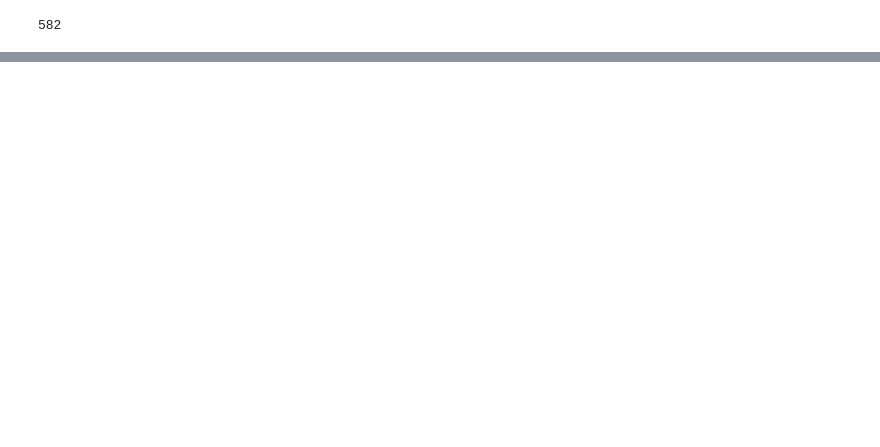
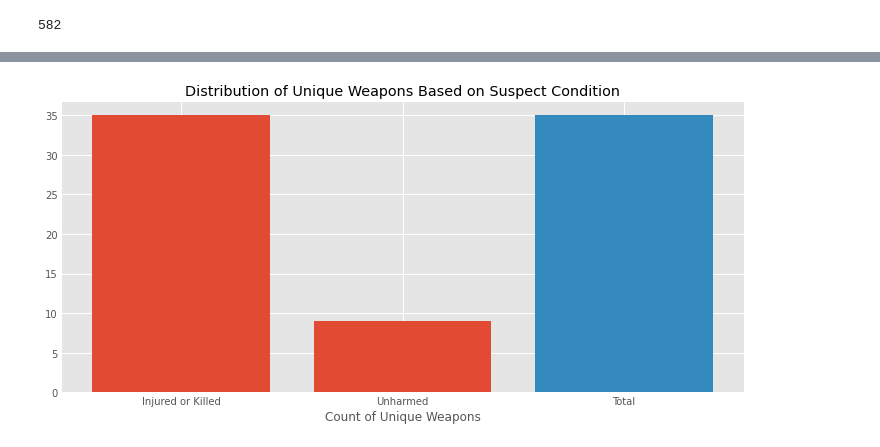
Before and after one commit to CjMullins87/DTD_Sandbox, a Jupyter notebook: Policing.ipynb, the cells around one changed output, grey strips where cells are left out. Cells and saved outputs as stored; diff of their text form; code cells hidden in the pictures; blank space fills up the shorter version.

```diff
--- a/Policing.ipynb
+++ b/Policing.ipynb
@@ -572,0 +597,14 @@ len(df_s.Suspect_WEAPON)
+# %%
+unique_weapon_count_inj = df_s.loc[(df_s.Suspect_INJURY == 'Killed') | (df_s.Suspect_INJURY == 'Wounded')]['Suspect_WEAPON'].nunique()
+unique_weapon_count_not = df_s.loc[(df_s.Suspect_INJURY != 'Killed') & (df_s.Suspect_INJURY != 'Wounded')]['Suspect_WEAPON'].nunique()
+unique_weapon_count_total = df_s.Suspect_WEAPON.nunique()
+
+plt.figure(figsize = [10,5])
+plt.bar(height = [unique_weapon_count_inj, unique_weapon_count_not],
+        x = ['Injured or Killed', 'Unharmed'])
+plt.bar(height = unique_weapon_count_total, x = 'Total')
+plt.xlabel('Count of Unique Weapons')
+plt.title('Distribution of Unique Weapons Based on Suspect Condition')
+plt.tight_layout()
+# %% [output]
+[figure, added]
```
Also changed, not shown: parts of 6 cells of this notebook.
